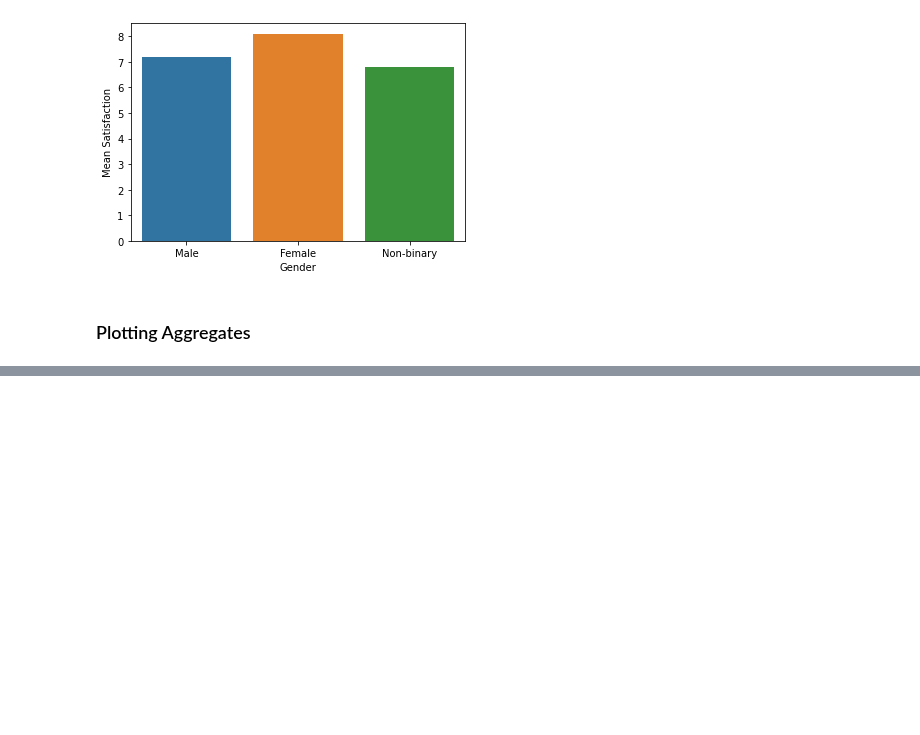
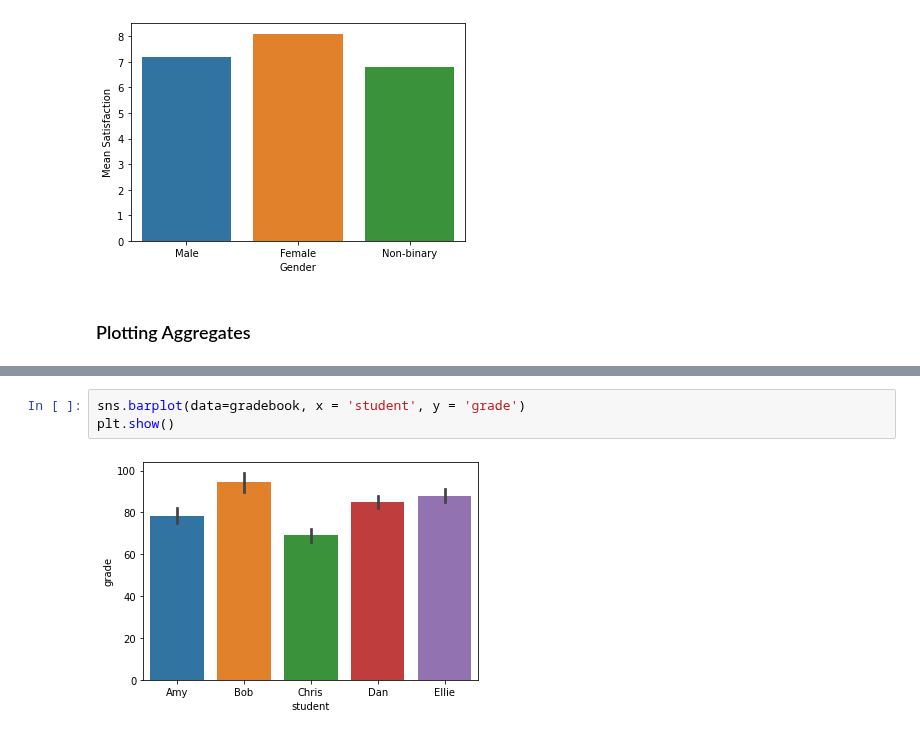
Before and after one commit to joeelorm/Data_Science, a Jupyter notebook: Data Visualization/Data Visualisation_4.ipynb, the cells around one changed output, grey strips where cells are left out. Cells and saved outputs as stored; diff of their text form; blank space fills up the shorter version.

```diff
--- a/Data Visualization/Data Visualisation_4.ipynb
+++ b/Data Visualization/Data Visualisation_4.ipynb
@@ -36,0 +53,5 @@ plt.show()
+# %%
+sns.barplot(data=gradebook, x = 'student', y = 'grade')
+plt.show()
+# %% [output]
+[figure, added]
```
Also changed, not shown: parts of 8 cells of this notebook.
